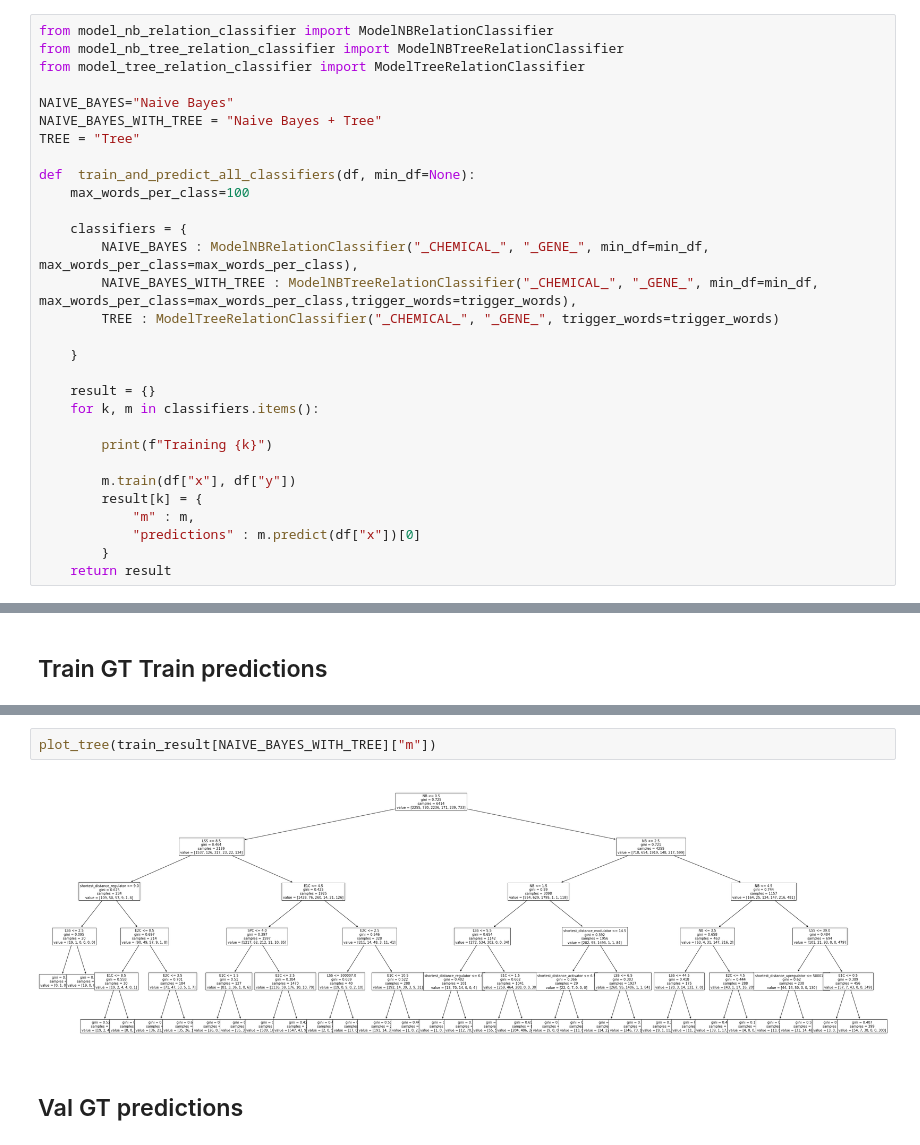
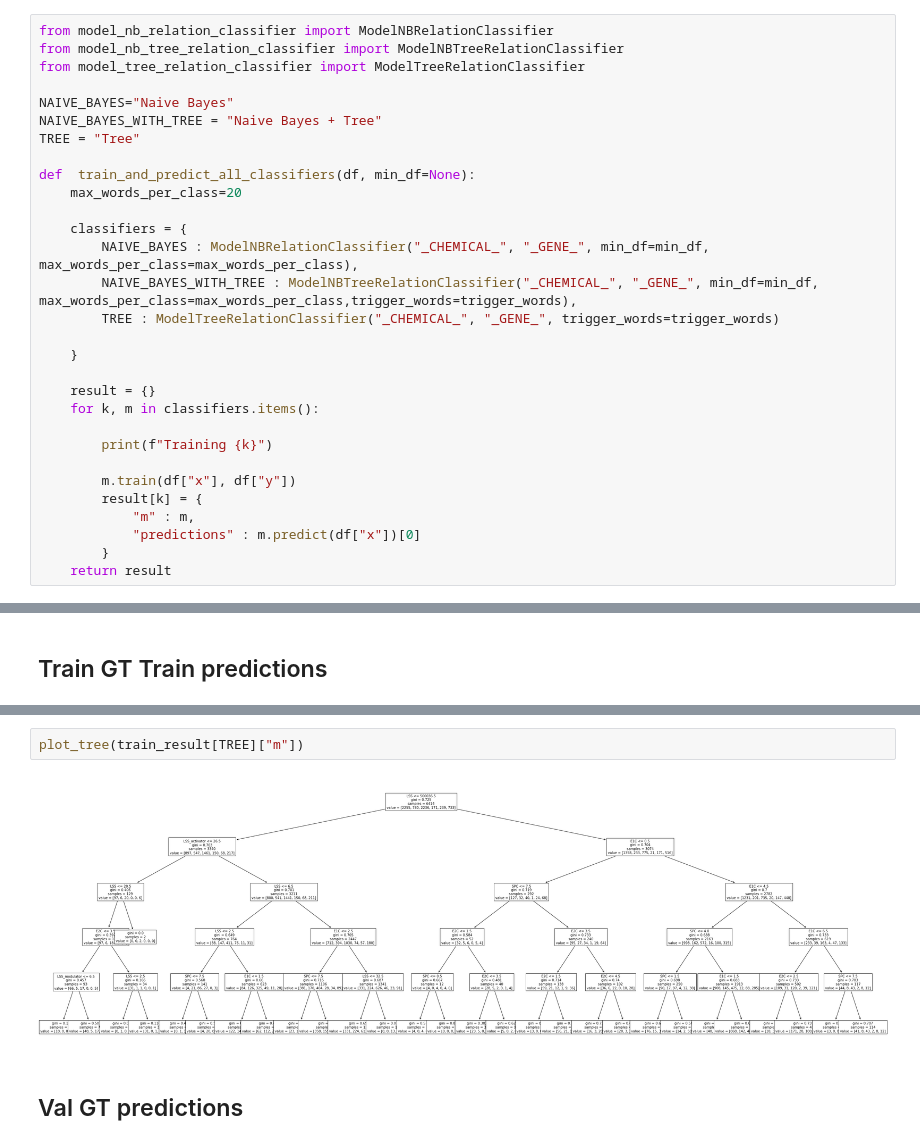
Before and after one commit to elangovana/bert-shortcuts, a Jupyter notebook: notebooks/chemprot_shortcut_analysis.ipynb, the cells around one changed output, grey strips where cells are left out. Saved outputs shown, nothing was run; the diff lists cells and outputs as text.

```diff
--- a/notebooks/chemprot_shortcut_analysis.ipynb
+++ b/notebooks/chemprot_shortcut_analysis.ipynb
@@ -80,7 +83,7 @@ NAIVE_BAYES_WITH_TREE = "Naive Bayes + Tree"
 TREE = "Tree"
 
 def  train_and_predict_all_classifiers(df, min_df=None):
-    max_words_per_class=100
+    max_words_per_class=20
 
     classifiers = {
         NAIVE_BAYES : ModelNBRelationClassifier("_CHEMICAL_", "_GENE_", min_df=min_df, max_words_per_class=max_words_per_class),
@@ -298,9 +299,9 @@ Training Tree
 | macro avg | Tree | macro avg | 0.646533 | 0.120895 | 0.123730 | 4151.0 |
 | weighted avg | Tree | weighted avg | 0.534083 | 0.301132 | 0.284042 | 4151.0 |
 # %%
-plot_tree(train_result[NAIVE_BAYES_WITH_TREE]["m"])
+plot_tree(train_result[TREE]["m"])
 # %% [output]
-[figure, old version]
+[figure, new version]
 # %% [markdown]
 ## Val GT predictions
 # %%
```
Also changed, not shown: parts of 9 cells of this notebook, 4 other files.
